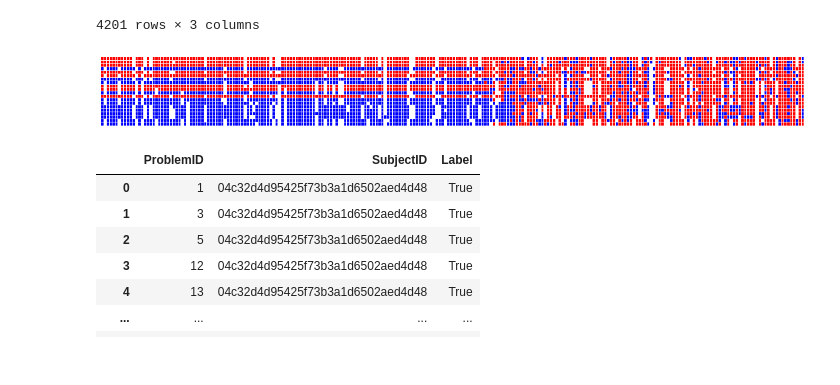
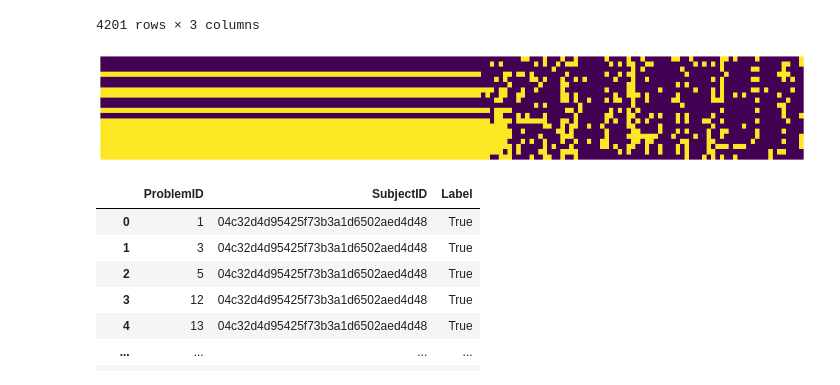
Before and after one commit to Vkothari28/Artificial-Intelligence-Group-Project, a Jupyter notebook: project.ipynb, the cells around one changed output. Drawn from its saved outputs; the diff is of its cells as text; code cells hidden in the pictures.

Commit message:
update heatmap in notebook

```diff
--- a/project.ipynb
+++ b/project.ipynb
@@ -321,15 +321,15 @@ predicted_f19[['ProblemID', 'SubjectID', 'Label']]
 # %%
 import seaborn as sns
 
 # sns.heatmap(np.asarray(heatmap_data, dtype=object))
 data_hm = predicted_f19[['ProblemID', 'SubjectID', 'Label']]
-data_hm = data_hm.pivot("ProblemID", "SubjectID", "Label")
+data_hm = data_hm.pivot("ProblemID", "SubjectID", "Label").dropna(axis=1)
 
-fig, ax = plt.subplots(figsize=(20,2))
+fig, ax = plt.subplots(figsize=(20,3))
 sns.color_palette("crest", as_cmap=True)
-ax = sns.heatmap(data_hm.to_numpy(float), cbar=False, linewidths=.5, xticklabels=False, yticklabels=False, ax=ax, cmap='bwr')
+ax = sns.heatmap(data_hm.to_numpy(float), cbar=False, xticklabels=False, yticklabels=False, ax=ax, cmap='viridis_r')
 # %% [output]
-[figure, old version]
+[figure, new version]
 # %%
 late_train = pd.read_csv(os.path.join(TRAIN_PATH, 'early.csv'))
 late_train[['ProblemID', 'SubjectID', 'Label']]
```
Also changed, not shown: parts of 1 cell of this notebook.
